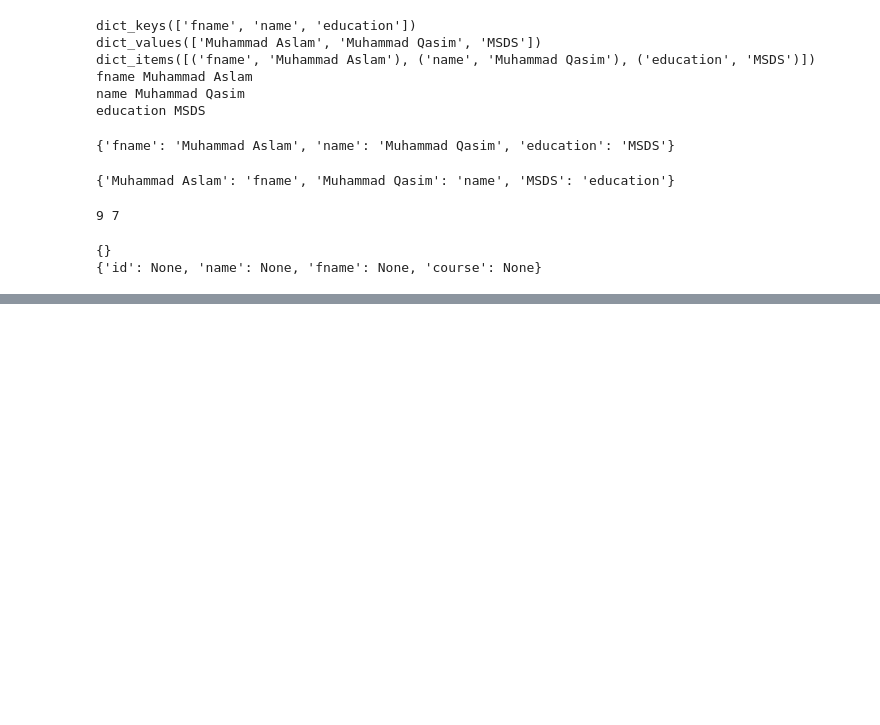
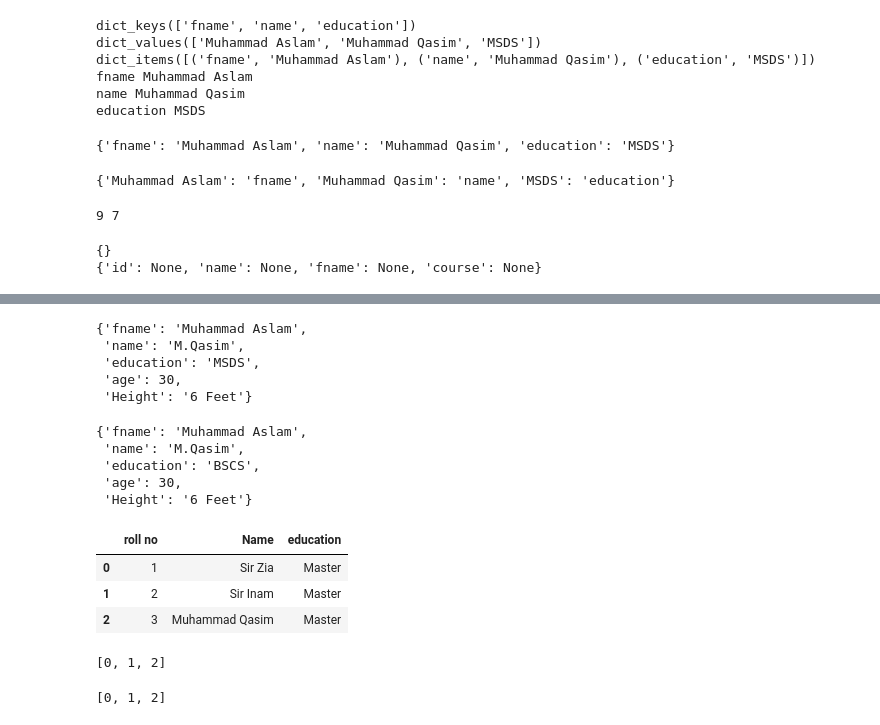
Before and after one commit to ShahzaibSE/python-emporium, a Jupyter notebook: python-steps/dictionary/dictionary.ipynb, the cells around one changed output, grey strips where cells are left out. Cells and saved outputs as stored; diff of their text form; code cells hidden in the pictures; blank space fills up the shorter version.

```diff
--- a/python-steps/dictionary/dictionary.ipynb
+++ b/python-steps/dictionary/dictionary.ipynb
@@ -556,0 +882,75 @@ print(data)
+# %%
+Key = Union[int,str] # create custom type
+Value = Union[int, str, list, dict, tuple, set]
+
+data : Dict[Key,Value] = {
+                        "fname":"Muhammad Aslam",
+                        "name":"Muhammad Qasim",
+                        "education": "MSDS"}
+
+
+data1 : Dict[Key,Value] = {"name":"M.Qasim",
+                           "age":30,
+                           "Height": "6 Feet"}
+
+data.update(data1)
+
+data
+# %% [output]
+{'fname': 'Muhammad Aslam',
+ 'name': 'M.Qasim',
+ 'education': 'MSDS',
+ 'age': 30,
+ 'Height': '6 Feet'}
+# %%
+Key = Union[int,str] # create custom type
+Value = Union[int, str, list, dict, tuple, set]
+
+data : Dict[Key,Value] = {
+                        "fname":"Muhammad Aslam",
+                        "name":"Muhammad Qasim",
+                        "education": "MSDS"}
+
+
+data1 : Dict[Key,Value] = {"name":"M.Qasim",
+                           "education": "BSCS",
+                           "age":30,
+                           "Height": "6 Feet"}
+
+data.update(data1)
+
+data
+# %% [output]
+{'fname': 'Muhammad Aslam',
+ 'name': 'M.Qasim',
+ 'education': 'BSCS',
+ 'age': 30,
+ 'Height': '6 Feet'}
+# %%
+import pandas as pd
+from typing import Any
+
+
+students_data : Dict[str, list[Any]] = {
+    "roll no": [1,2,3],
+    "Name": ["Sir Zia","Sir Inam","Muhammad Qasim"],
+    "education": ["Master","Master","Master"]
+}
+
+df : pd.DataFrame = pd.DataFrame(students_data)
+
+df
+# %% [output]
+|  | roll no | Name | education |
+| 0 | 1 | Sir Zia | Master |
+| 1 | 2 | Sir Inam | Master |
+| 2 | 3 | Muhammad Qasim | Master |
+# %%
+[index for index in df.index]
+# %% [output]
+[0, 1, 2]
+# %%
+df_indexes = list(df.index)
+print(df_indexes)
+# %% [output]
+[0, 1, 2]
```
Also changed, not shown: parts of 44 cells of this notebook.
